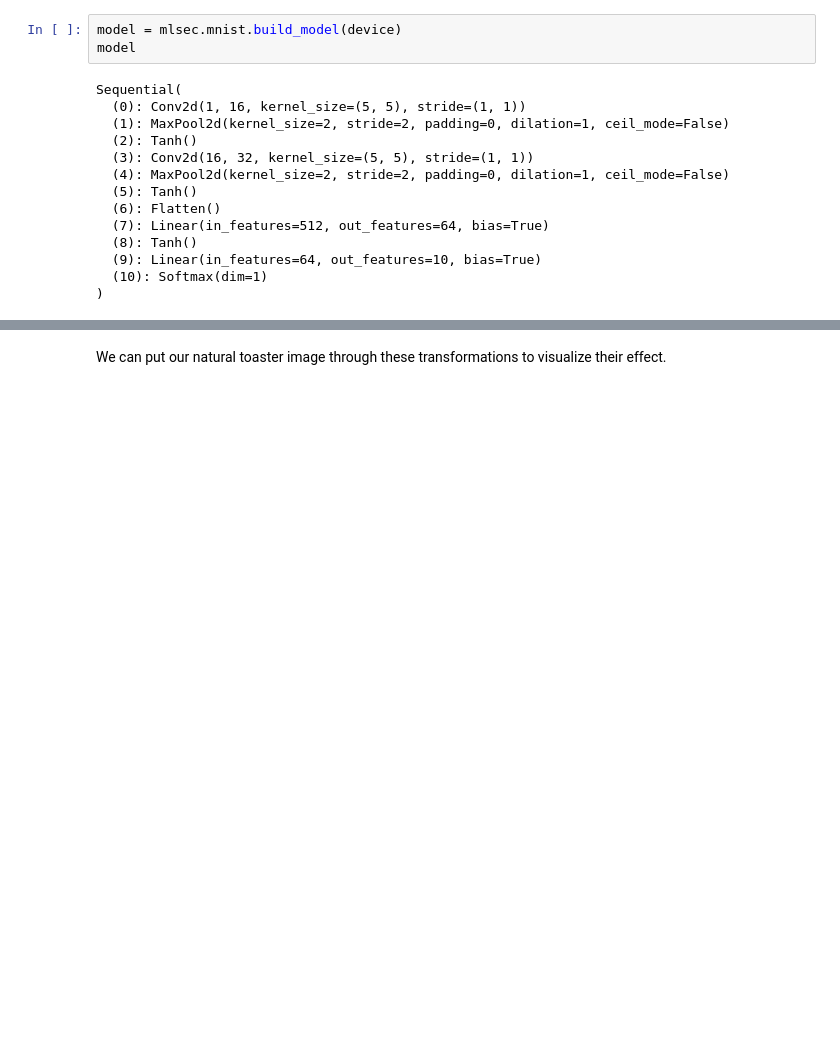
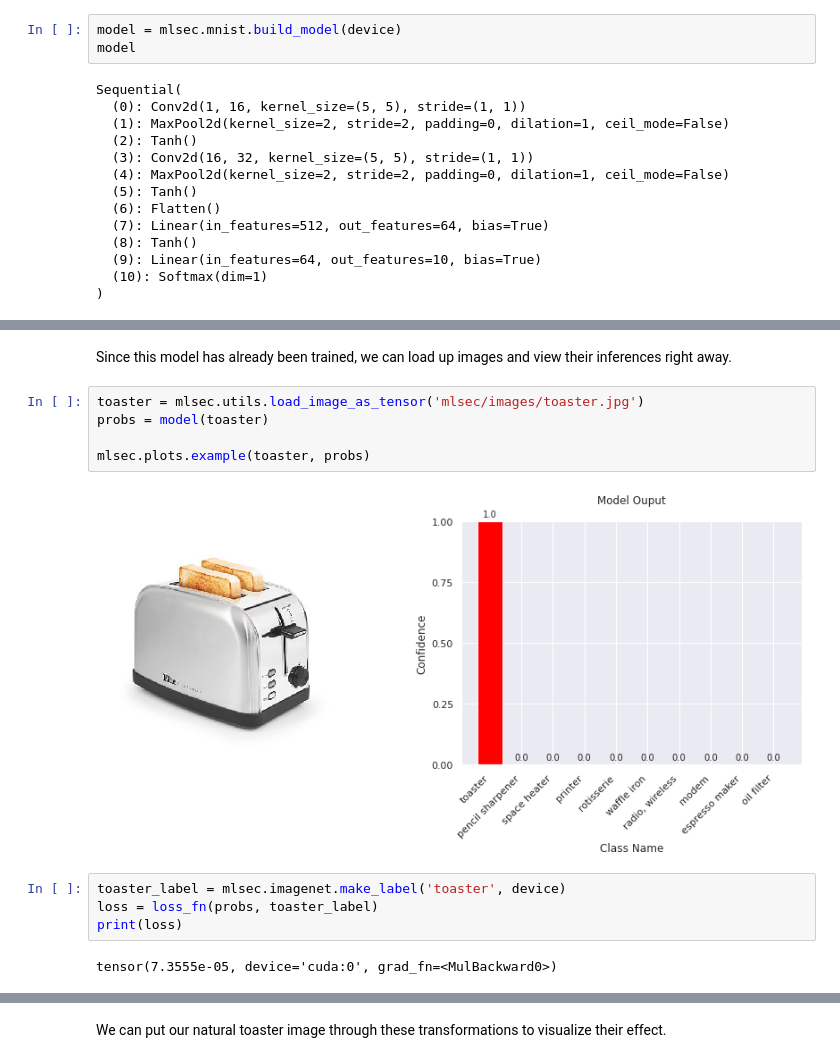
Before and after one commit to deokdecef44cnsnddos9ndam/ml-security, a Jupyter notebook: ai_for_streetfighters.ipynb, the cells around one changed output, grey strips where cells are left out. Saved outputs shown, nothing was run; the diff lists cells and outputs as text; blank space fills up the shorter version.

```diff
--- a/ai_for_streetfighters.ipynb
+++ b/ai_for_streetfighters.ipynb
@@ -730,0 +400,15 @@ transform = nn.Sequential(
+# %% [markdown]
+Since this model has already been trained, we can load up images and view their inferences right away.
+# %%
+toaster = mlsec.utils.load_image_as_tensor('mlsec/images/toaster.jpg')
+probs = model(toaster)
+
+mlsec.plots.example(toaster, probs)
+# %% [output]
+[figure, added]
+# %%
+toaster_label = mlsec.imagenet.make_label('toaster', device)
+loss = loss_fn(probs, toaster_label)
+print(loss)
+# %% [output]
+tensor(7.3555e-05, device='cuda:0', grad_fn=<MulBackward0>)
```
Also changed, not shown: parts of 120 cells of this notebook.
